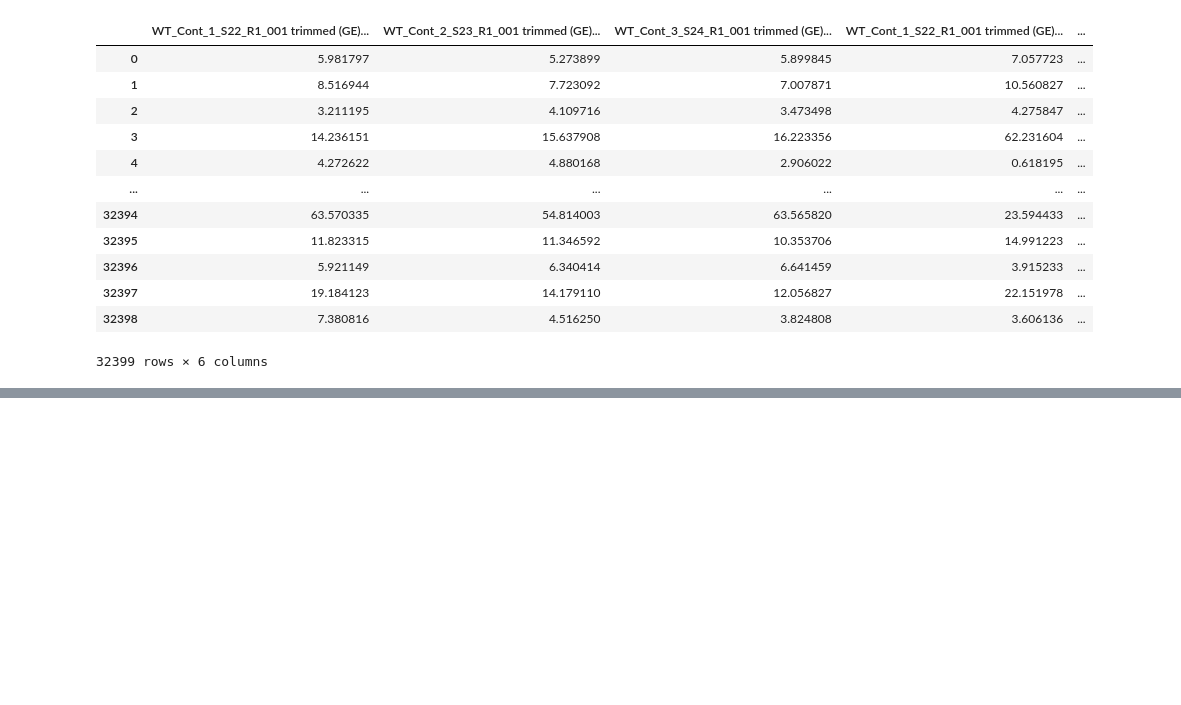
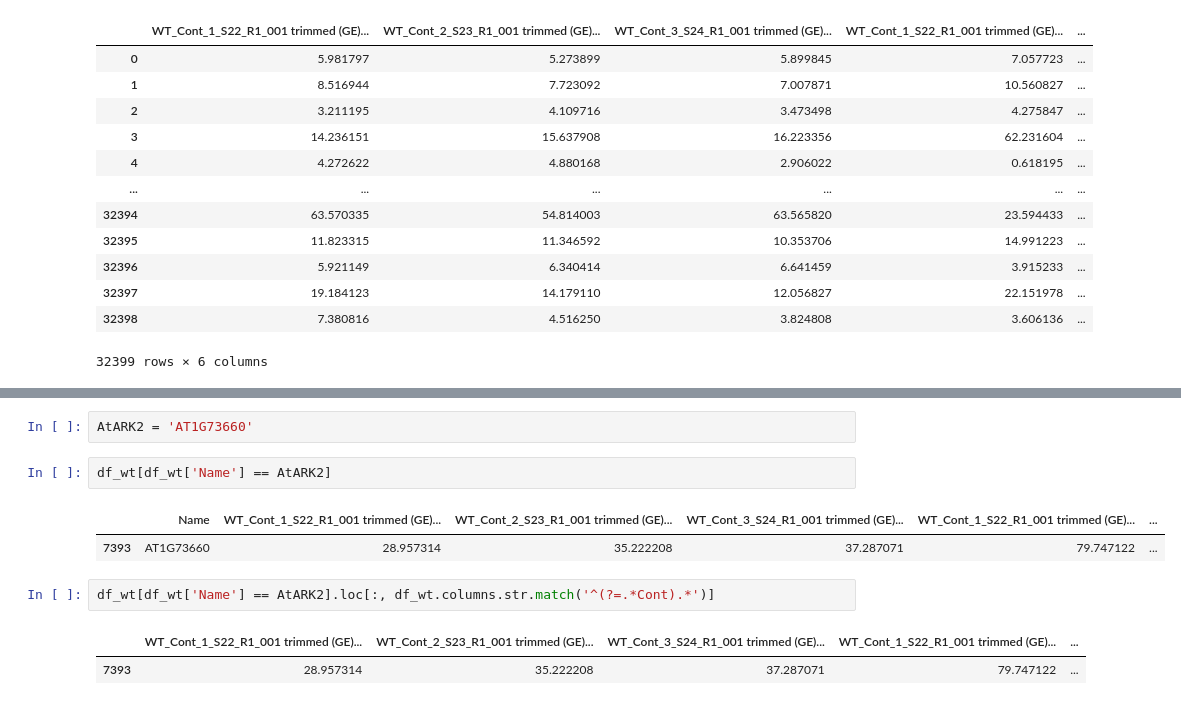
Before and after one commit to naonaonao708/bioinfo, a Jupyter notebook: tes_20220623.ipynb, the cells around one changed output, grey strips where cells are left out. Cells and saved outputs as stored; diff of their text form; blank space fills up the shorter version.

```diff
--- a/tes_20220623.ipynb
+++ b/tes_20220623.ipynb
@@ -111,0 +127,12 @@ df_wt.loc[:, df_wt.columns.str.match('^(?=.*Cont).*')]
+# %%
+AtARK2 = 'AT1G73660'
+# %%
+df_wt[df_wt['Name'] == AtARK2]
+# %% [output]
+|  | Name | WT_Cont_1_S22_R1_001 trimmed (GE)... | WT_Cont_2_S23_R1_001 trimmed (GE)... | WT_Cont_3_S24_R1_001 trimmed (GE)... | WT_Cont_1_S22_R1_001 trimmed (GE)... | ... |
+| 7393 | AT1G73660 | 28.957314 | 35.222208 | 37.287071 | 79.747122 | ... |
+# %%
+df_wt[df_wt['Name'] == AtARK2].loc[:, df_wt.columns.str.match('^(?=.*Cont).*')]
+# %% [output]
+|  | WT_Cont_1_S22_R1_001 trimmed (GE)... | WT_Cont_2_S23_R1_001 trimmed (GE)... | WT_Cont_3_S24_R1_001 trimmed (GE)... | WT_Cont_1_S22_R1_001 trimmed (GE)... | ... |
+| 7393 | 28.957314 | 35.222208 | 37.287071 | 79.747122 | ... |
```
Also changed, not shown: parts of 2 cells of this notebook.
